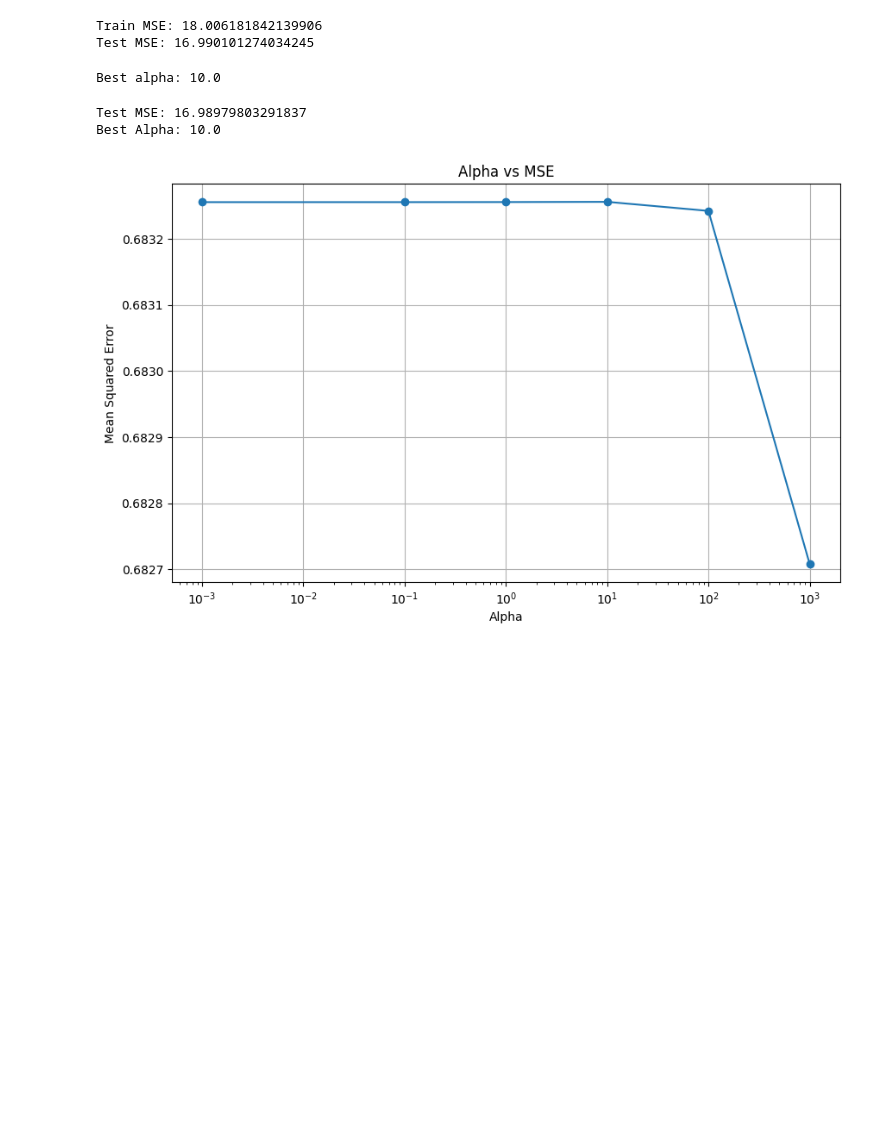
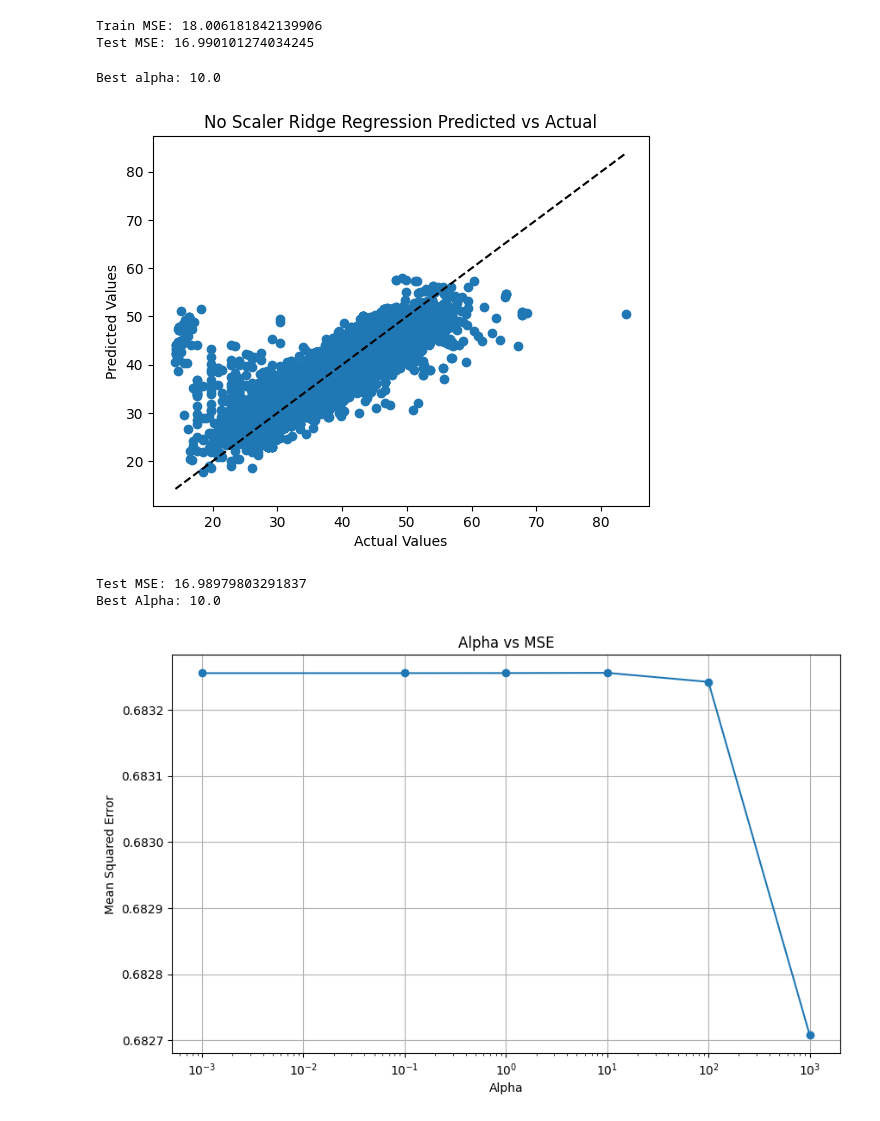
Before and after one commit to JMGErie/AI-ML-class-Homework, a Jupyter notebook: Ca_vehicles-good-02_21.ipynb, the cells around one changed output. Saved outputs shown, nothing was run; the diff lists cells and outputs as text; code cells hidden in the pictures; blank space fills up the shorter version.

```diff
--- a/Ca_vehicles-good-02_21.ipynb
+++ b/Ca_vehicles-good-02_21.ipynb
@@ -968,9 +992,9 @@ ridge = Ridge()
 grid = GridSearchCV(ridge, param_grid=params_dict)
 grid.fit(X_train, y_train)
 train_preds = grid.predict(X_train)
-test_preds = grid.predict(X_test)
+test_preds_ridge_1 = grid.predict(X_test)
 train_mse = mean_squared_error(y_train, train_preds)
-test_mse = mean_squared_error(y_test, test_preds)
+test_mse = mean_squared_error(y_test, test_preds_ridge_1)
 # %%
 # print MSEs
 print(f'Train MSE: {train_mse}')
@@ -984,4 +1008,14 @@ best_alpha = grid.best_params_
 print(f'Best alpha: {list(best_alpha.values())[0]}')
 # %% [output]
 Best alpha: 10.0
+# %%
+# Plot the Ridge Regressor predicted vs actual values
+plt.scatter(y_test, test_preds_ridge_1)
+plt.xlabel('Actual Values')
+plt.ylabel('Predicted Values')
+plt.title('No Scaler Ridge Regression Predicted vs Actual')
+plt.plot([y_test.min(), y_test.max()], [y_test.min(), y_test.max()], 'k--')
+plt.show()
+# %% [output]
+[figure, added]
 # %%
```
Also changed, not shown: parts of 10 cells of this notebook.
